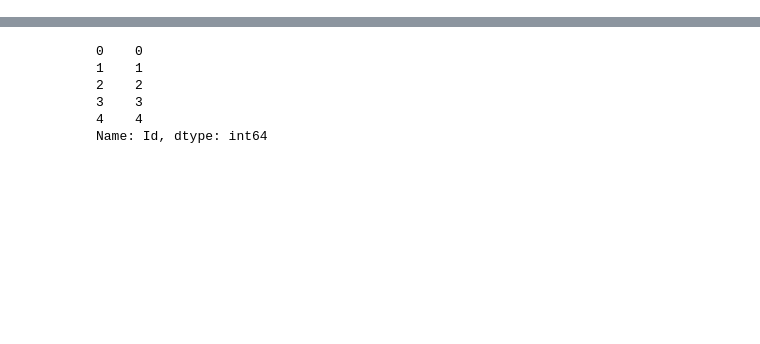
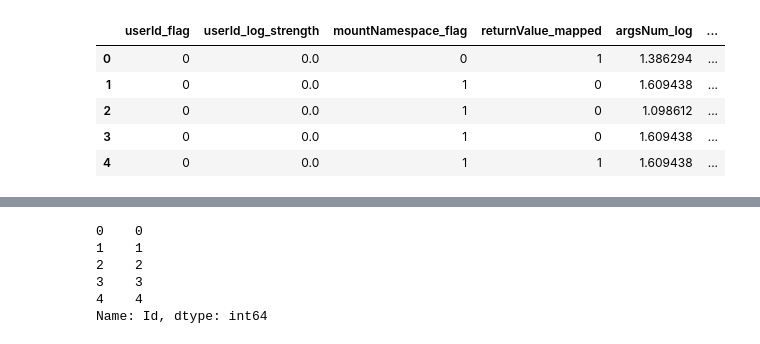
Before and after one commit to FKBGrenshe/forestMachineLearning, a Jupyter notebook: dataPreprocess.ipynb, the cells around one changed output, grey strips where cells are left out. Saved outputs shown, nothing was run; the diff lists cells and outputs as text; code cells hidden in the pictures; blank space fills up the shorter version.

```diff
--- a/dataPreprocess.ipynb
+++ b/dataPreprocess.ipynb
@@ -179,8 +308,15 @@ df_valid_feat = preprocess(df_valid, n_hash_features=32)
 # %%
 df_train_feat.shape
 df_train_feat.head()
 
-df_train_feat.head().to_csv(r"D:\Project\MachineLearningAlgorithm\forestMachineLearning\data\df_train_feat_sample.csv", index=False)
+#df_train_feat.head().to_csv(r"D:\Project\MachineLearningAlgorithm\forestMachineLearning\data\df_train_feat_sample.csv", index=False)
+# %% [output]
+|  | userId_flag | userId_log_strength | mountNamespace_flag | returnValue_mapped | argsNum_log | ... |
+| 0 | 0 | 0.0 | 0 | 1 | 1.386294 | ... |
+| 1 | 0 | 0.0 | 1 | 0 | 1.609438 | ... |
+| 2 | 0 | 0.0 | 1 | 0 | 1.098612 | ... |
+| 3 | 0 | 0.0 | 1 | 0 | 1.609438 | ... |
+| 4 | 0 | 0.0 | 1 | 1 | 1.609438 | ... |
 # %%
 df_valid_feat.shape
 df_valid_feat.head()
```
Also changed, not shown: parts of 10 cells of this notebook.
